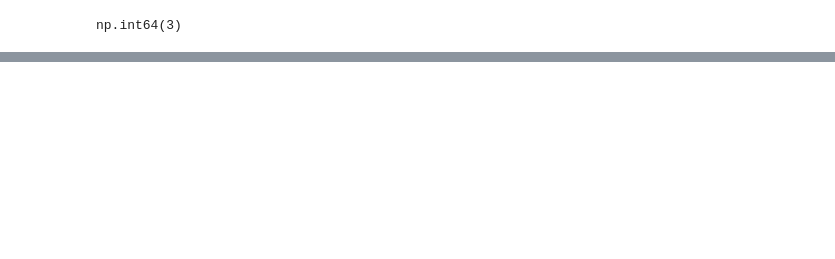
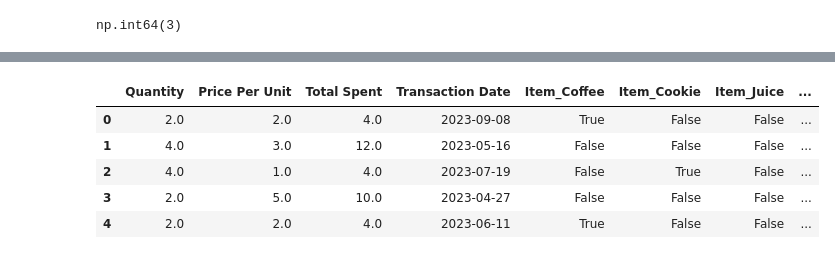
Before and after one commit to MauricioLlugdar/CoffeeShop-Sales, a Jupyter notebook: 01_CoffeeShopSales_Analysis_Exploration_Cleaning.ipynb, the cells around one changed output, grey strips where cells are left out. Saved outputs shown, nothing was run; the diff lists cells and outputs as text; code cells hidden in the pictures; blank space fills up the shorter version.

```diff
--- a/01_CoffeeShopSales_Analysis_Exploration_Cleaning.ipynb
+++ b/01_CoffeeShopSales_Analysis_Exploration_Cleaning.ipynb
@@ -647,0 +508,3 @@ Finalmente conseguimos limpiar el dataset en su totalidad obteniendo 2 Data Fram
+# %%
+df_item_quantity.loc[df_item_quantity['Price Per Unit'].isin(deterministic_price_to_item.keys()) & mask_unit_price_to_item, "Item"] = df_item_quantity.loc[df_item_quantity['Price Per Unit'].isin(deterministic_price_to_item.keys()) & mask_unit_price_to_item, "Price Per Unit"].map(deterministic_price_to_item)
+df_item_quantity.loc[df_item_quantity['Price Per Unit'].isin(deterministic_price_to_item.keys()) & mask_unit_price_to_item].head()
@@ -647,0 +604,28 @@ Finalmente conseguimos limpiar el dataset en su totalidad obteniendo 2 Data Fram
+# %%
+rng = np.random.default_rng(8)
+
+mask_3_missing = (
+    (df_item_quantity["Price Per Unit"] == 3)
+    & (df_item_quantity["Item"].isna())
+)
+
+n_3 = mask_3_missing.sum()
+
+df_item_quantity.loc[mask_3_missing, "Item"] = rng.choice(
+    ["Cake", "Juice"],
+    size=n_3,
+    p=[cake_prop, juice_prop]
+)
+
+mask_4_missing = (
+    (df_item_quantity["Price Per Unit"] == 4)
+    & (df_item_quantity["Item"].isna())
+)
+
+n_4 = mask_4_missing.sum()
+
+df_item_quantity.loc[mask_4_missing, "Item"] = rng.choice(
+    ["Sandwich", "Smoothie"],
+    size=n_4,
+    p=[sandwich_prop, smoothie_prop]
+)
@@ -647,0 +671,9 @@ Finalmente conseguimos limpiar el dataset en su totalidad obteniendo 2 Data Fram
+# %%
+df_total_quantity_encoded.head()
+# %% [output]
+|  | Quantity | Price Per Unit | Total Spent | Transaction Date | Item_Coffee | Item_Cookie | Item_Juice | ... |
+| 0 | 2.0 | 2.0 | 4.0 | 2023-09-08 | True | False | False | ... |
+| 1 | 4.0 | 3.0 | 12.0 | 2023-05-16 | False | False | False | ... |
+| 2 | 4.0 | 1.0 | 4.0 | 2023-07-19 | False | True | False | ... |
+| 3 | 2.0 | 5.0 | 10.0 | 2023-04-27 | False | False | False | ... |
+| 4 | 2.0 | 2.0 | 4.0 | 2023-06-11 | True | False | False | ... |
```
Also changed, not shown: parts of 89 cells of this notebook.
